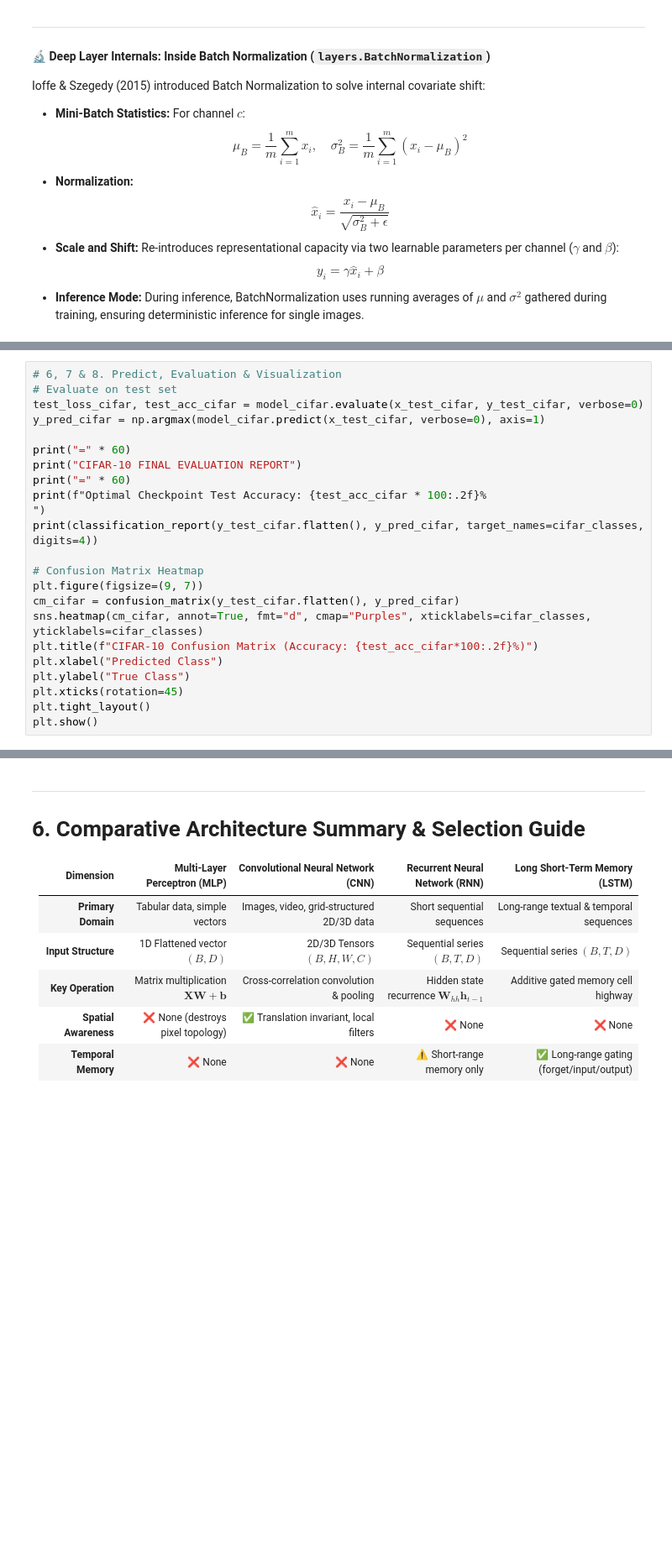
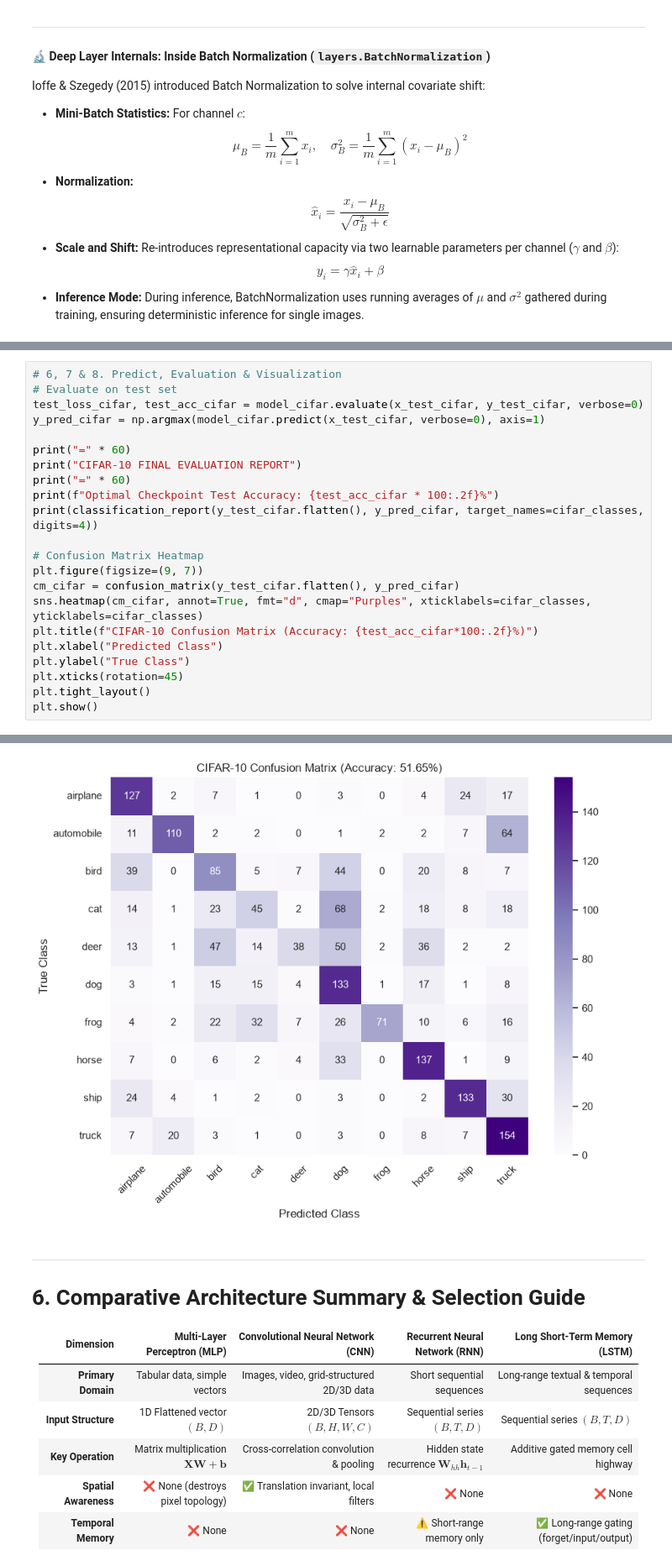
Before and after one commit to ayush1512/ACC-HPC2026-AIML, a Jupyter notebook: NeuralNetworks_TensorFlow.ipynb, the cells around one changed output, grey strips where cells are left out. Shown at 84% size. Saved outputs shown, nothing was run; the diff lists cells and outputs as text; blank space fills up the shorter version.

```diff
--- a/NeuralNetworks_TensorFlow.ipynb
+++ b/NeuralNetworks_TensorFlow.ipynb
@@ -840,8 +1106,7 @@ y_pred_cifar = np.argmax(model_cifar.predict(x_test_cifar, verbose=0), axis=1)
 print("=" * 60)
 print("CIFAR-10 FINAL EVALUATION REPORT")
 print("=" * 60)
-print(f"Optimal Checkpoint Test Accuracy: {test_acc_cifar * 100:.2f}%
-")
+print(f"Optimal Checkpoint Test Accuracy: {test_acc_cifar * 100:.2f}%")
 print(classification_report(y_test_cifar.flatten(), y_pred_cifar, target_names=cifar_classes, digits=4))
 
 # Confusion Matrix Heatmap
@@ -854,3 +1119,4 @@ plt.ylabel("True Class")
 plt.xticks(rotation=45)
 plt.tight_layout()
 plt.show()
+# %% [output]
@@ -857,3 +1140,4 @@ plt.show()
+[figure, added]
 # %% [markdown]
 ---
 # 6. Comparative Architecture Summary & Selection Guide
```
Also changed, not shown: parts of 25 cells of this notebook.
